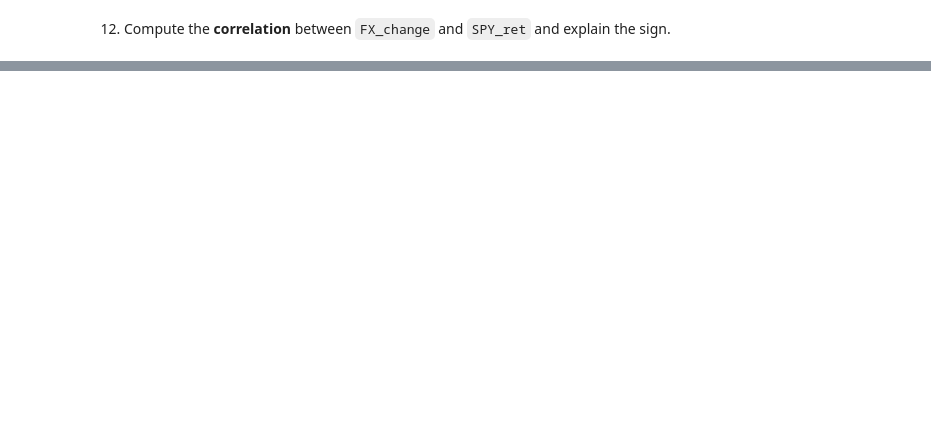
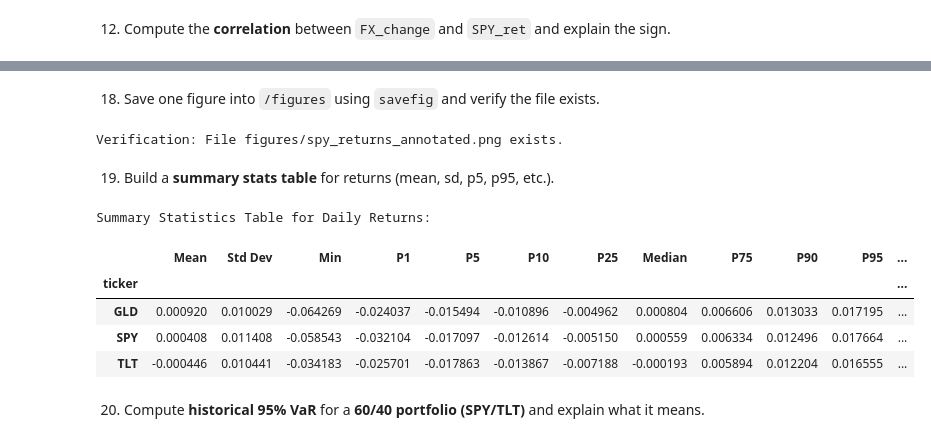
Before and after one commit to anzonyquispe/Python-for-Finance, a Jupyter notebook: homeworks/Assignment_3/Group 3/Assignment_3_part1_2.ipynb, the cells around one changed output, grey strips where cells are left out. Cells and saved outputs as stored; diff of their text form; code cells hidden in the pictures; blank space fills up the shorter version.

```diff
--- a/homeworks/Assignment_3/Group 3/Assignment_3_part1_2.ipynb
+++ b/homeworks/Assignment_3/Group 3/Assignment_3_part1_2.ipynb
@@ -763,0 +1045,71 @@ else:
+# %% [markdown]
+18. Save one figure into `/figures` using `savefig` and verify the file exists.
+# %%
+import os
+
+filename = 'figures/spy_returns_annotated.png'
+
+if os.path.exists(filename):
+    print(f"Verification: File {filename} exists.")
+else:
+    print(f"Verification: File {filename} was NOT created.")
+# %% [output]
+Verification: File figures/spy_returns_annotated.png exists.
+# %% [markdown]
+19. Build a **summary stats table** for returns (mean, sd, p5, p95, etc.).
+# %%
+if usa.empty:
+    print("The DataFrame 'usa' is empty; return statistics cannot be calculated.")
+else:
+    # Ensure that the 'ret' column is calculated in the 'usa' DataFrame
+    # This should already have been done in cell 5, but it is included here for robustness.
+    usa_returns = usa.copy()
+    usa_returns['date'] = pd.to_datetime(usa_returns['date'], errors='coerce')
+    usa_returns = usa_returns.sort_values(['ticker', 'date']).reset_index(drop=True)
+
+    if 'ret' not in usa_returns.columns or usa_returns['ret'].isna().all():
+        usa_returns['ret'] = usa_returns.groupby('ticker')['close'].apply(pct_change).reset_index(level=0, drop=True)
+
+    # Pivot to have returns for each ticker as columns
+    returns_wide = usa_returns.pivot_table(index='date', columns='ticker', values='ret')
+
+    # Compute summary statistics
+    summary_stats = returns_wide.describe(
+        percentiles=[.01, .05, .10, .25, .50, .75, .90, .95, .99]
+    ).T
+
+    # Rename columns for clarity
+    summary_stats = summary_stats.rename(columns={
+        'mean': 'Mean',
+        'std': 'Std Dev',
+        'min': 'Min',
+        'max': 'Max',
+        '1%': 'P1',
+        '5%': 'P5',
+        '10%': 'P10',
+        '25%': 'P25',
+        '50%': 'Median',
+        '75%': 'P75',
+        '90%': 'P90',
+        '95%': 'P95',
+        '99%': 'P99'
+    })
+
+    # Select and reorder the desired columns
+    cols = [
+        'Mean', 'Std Dev', 'Min', 'P1', 'P5', 'P10', 'P25',
+        'Median', 'P75', 'P90', 'P95', 'P99', 'Max', 'count'
+    ]
+    summary_stats = summary_stats[cols]
+
+    print("Summary Statistics Table for Daily Returns:")
+    display(summary_stats)
+# %% [output]
+Summary Statistics Table for Daily Returns:
+|  | Mean | Std Dev | Min | P1 | P5 | P10 | P25 | Median | P75 | P90 | P95 | ... |
+| ticker |  |  |  |  |  |  |  |  |  |  |  | ... |
+| GLD | 0.000920 | 0.010029 | -0.064269 | -0.024037 | -0.015494 | -0.010896 | -0.004962 | 0.000804 | 0.006606 | 0.013033 | 0.017195 | ... |
+| SPY | 0.000408 | 0.011408 | -0.058543 | -0.032104 | -0.017097 | -0.012614 | -0.005150 | 0.000559 | 0.006334 | 0.012496 | 0.017664 | ... |
+| TLT | -0.000446 | 0.010441 | -0.034183 | -0.025701 | -0.017863 | -0.013867 | -0.007188 | -0.000193 | 0.005894 | 0.012204 | 0.016555 | ... |
+# %% [markdown]
+20. Compute **historical 95% VaR** for a **60/40 portfolio (SPY/TLT)** and explain what it means.
```
Also changed, not shown: parts of 26 cells of this notebook, 1 other file.
